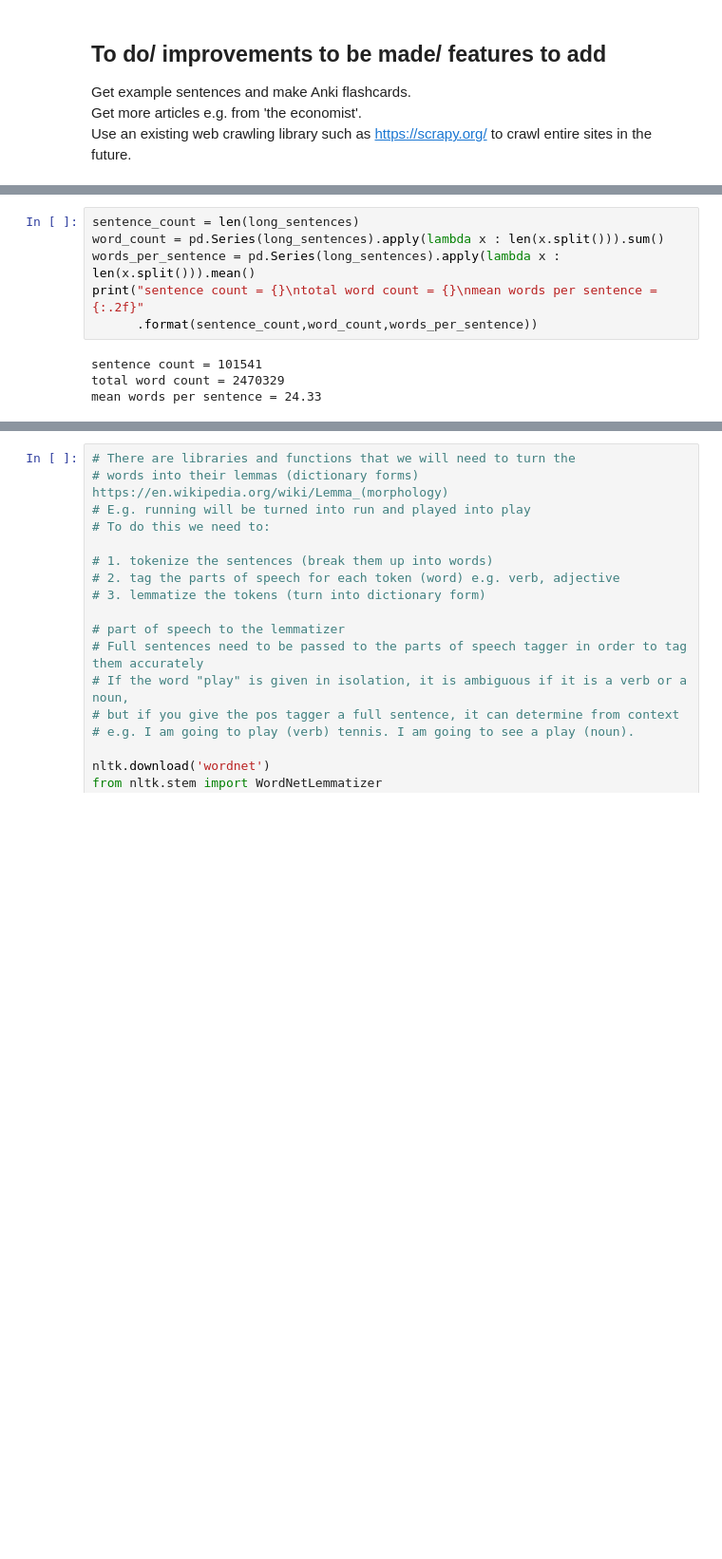
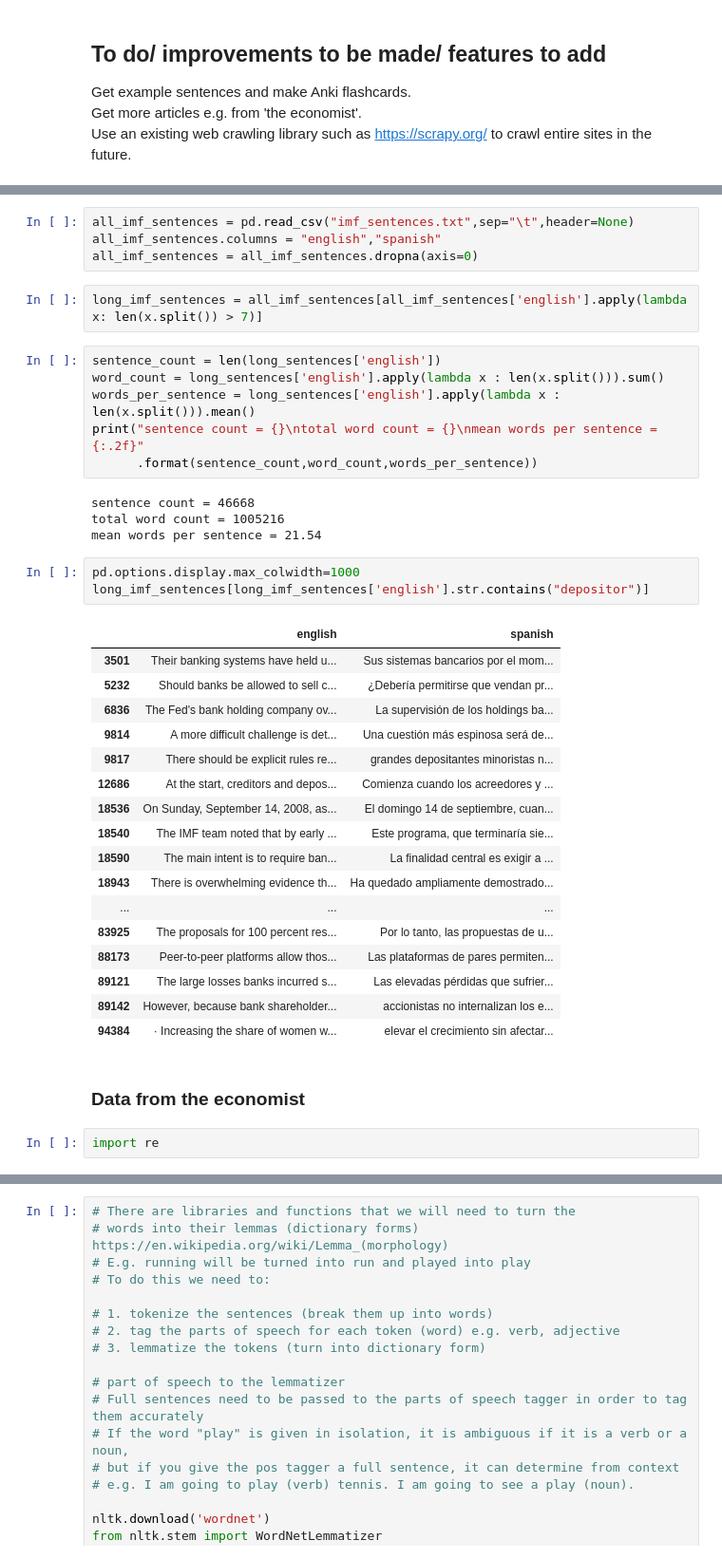
Before and after one commit to pvonglehn/economics_vocab, a Jupyter notebook: Blanca.ipynb, the cells around one changed output, grey strips where cells are left out. Shown: that part at 95% size. Drawn from its saved outputs; the diff is of its cells as text; blank space fills up the shorter version.

```diff
--- a/Blanca.ipynb
+++ b/Blanca.ipynb
@@ -206,10 +178,41 @@ f.close()
+# %%
+all_imf_sentences = pd.read_csv("imf_sentences.txt",sep="\t",header=None)
+all_imf_sentences.columns = "english","spanish"
+all_imf_sentences = all_imf_sentences.dropna(axis=0)
+# %%
+long_imf_sentences = all_imf_sentences[all_imf_sentences['english'].apply(lambda x: len(x.split()) > 7)]
 # %%
-sentence_count = len(long_sentences)
-word_count = pd.Series(long_sentences).apply(lambda x : len(x.split())).sum()
-words_per_sentence = pd.Series(long_sentences).apply(lambda x : len(x.split())).mean()
+sentence_count = len(long_sentences['english'])
+word_count = long_sentences['english'].apply(lambda x : len(x.split())).sum()
+words_per_sentence = long_sentences['english'].apply(lambda x : len(x.split())).mean()
 print("sentence count = {}\ntotal word count = {}\nmean words per sentence = {:.2f}"
       .format(sentence_count,word_count,words_per_sentence))
 # %% [output]
-sentence count = 101541
-total word count = 2470329
-mean words per sentence = 24.33
+sentence count = 46668
+total word count = 1005216
+mean words per sentence = 21.54
+# %%
+pd.options.display.max_colwidth=1000
+long_imf_sentences[long_imf_sentences['english'].str.contains("depositor")]
+# %% [output]
+|  | english | spanish |
+| 3501 | Their banking systems have held u... | Sus sistemas bancarios por el mom... |
+| 5232 | Should banks be allowed to sell c... | ¿Debería permitirse que vendan pr... |
+| 6836 | The Fed's bank holding company ov... | La supervisión de los holdings ba... |
+| 9814 | A more difficult challenge is det... | Una cuestión más espinosa será de... |
+| 9817 | There should be explicit rules re... | grandes depositantes minoristas n... |
+| 12686 | At the start, creditors and depos... | Comienza cuando los acreedores y ... |
+| 18536 | On Sunday, September 14, 2008, as... | El domingo 14 de septiembre, cuan... |
+| 18540 | The IMF team noted that by early ... | Este programa, que terminaría sie... |
+| 18590 | The main intent is to require ban... | La finalidad central es exigir a ... |
+| 18943 | There is overwhelming evidence th... | Ha quedado ampliamente demostrado... |
+| ... | ... | ... |
+| 83925 | The proposals for 100 percent res... | Por lo tanto, las propuestas de u... |
+| 88173 | Peer-to-peer platforms allow thos... | Las plataformas de pares permiten... |
+| 89121 | The large losses banks incurred s... | Las elevadas pérdidas que sufrier... |
+| 89142 | However, because bank shareholder... | accionistas no internalizan los e... |
+| 94384 | · Increasing the share of women w... | elevar el crecimiento sin afectar... |
+# %% [markdown]
+### Data from the economist
+# %%
+import re
```
Also changed, not shown: parts of 78 cells of this notebook.
